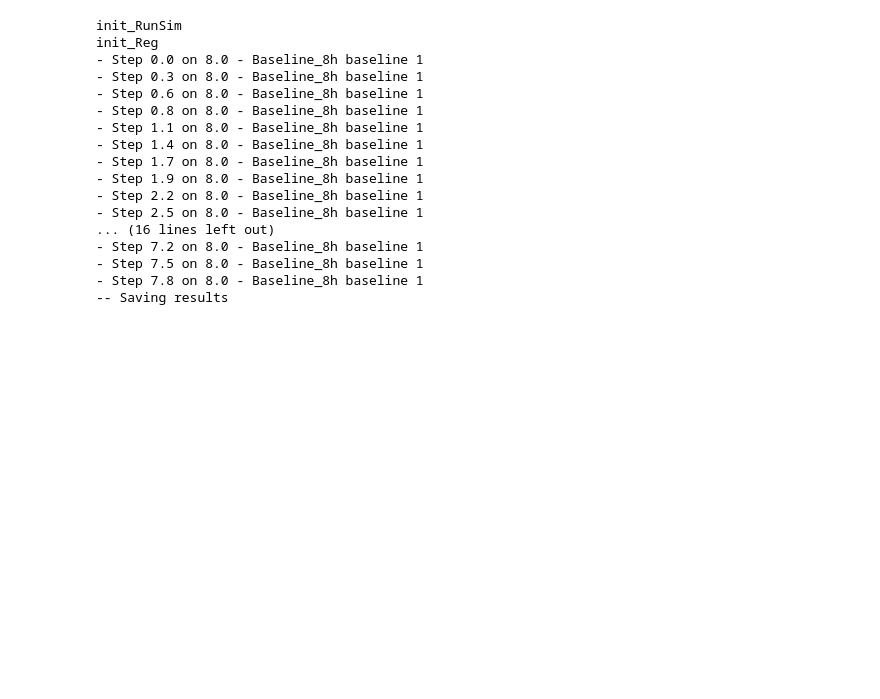
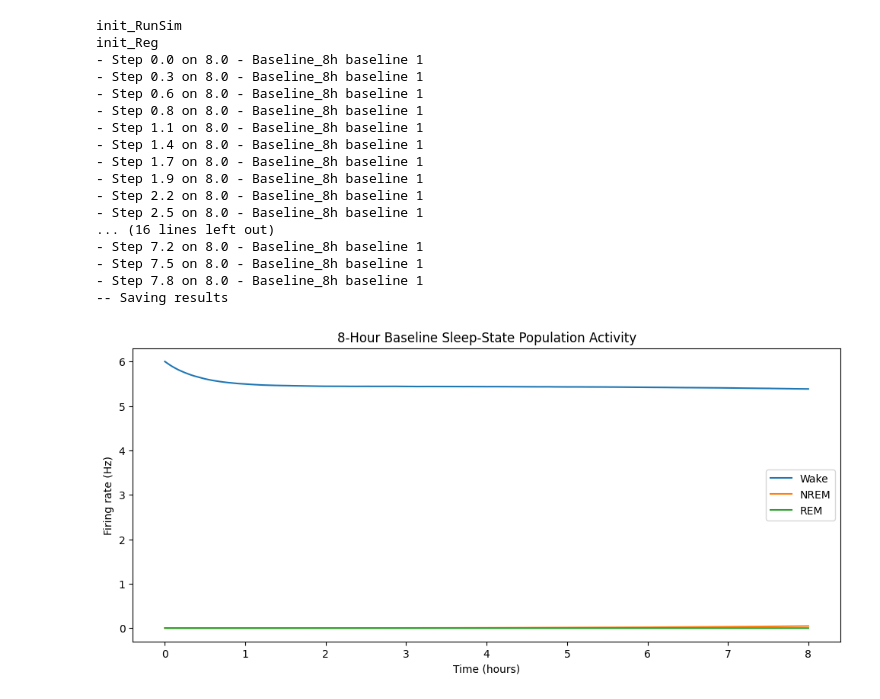
Before and after one commit to briskicedteaa/SP-Model-Repo, a Jupyter notebook: Prototype_v0_3.ipynb, the cells around one changed output. Drawn from its saved outputs; the diff is of its cells as text; code cells hidden in the pictures; blank space fills up the shorter version.

Commit message:
Plotted eight hour run

```diff
--- a/Prototype_v0_3.ipynb
+++ b/Prototype_v0_3.ipynb
@@ -559,3 +559,22 @@ init_Reg
 - Step 7.5 on 8.0 - Baseline_8h baseline 1
 - Step 7.8 on 8.0 - Baseline_8h baseline 1
 -- Saving results
+# %%
+#@markdown **Plotting 8-Hour Run**
+
+time_hours_8h = baseline_8h.tempTime / 3600
+
+plt.figure(figsize=(12, 5))
+
+plt.plot(time_hours_8h, baseline_8h.F_W, label="Wake")
+plt.plot(time_hours_8h, baseline_8h.F_N, label="NREM")
+plt.plot(time_hours_8h, baseline_8h.F_R, label="REM")
+
+plt.xlabel("Time (hours)")
+plt.ylabel("Firing rate (Hz)")
+plt.title("8-Hour Baseline Sleep-State Population Activity")
+plt.legend()
+
+plt.show()
+# %% [output]
+[figure, added]
```
